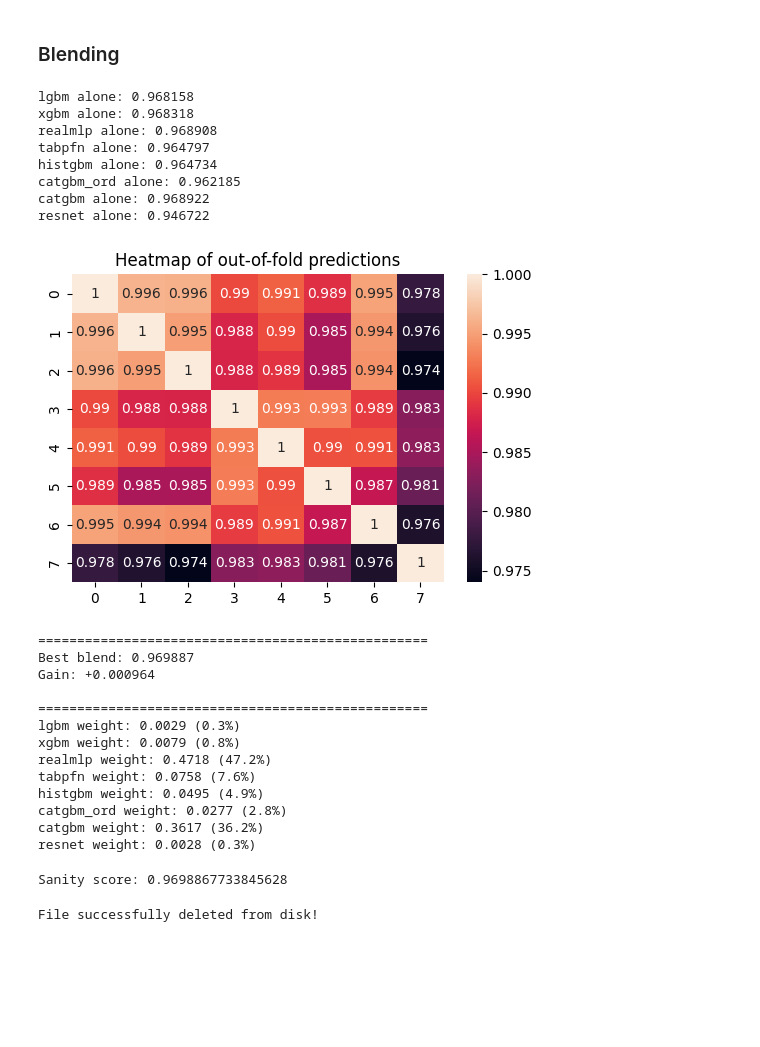
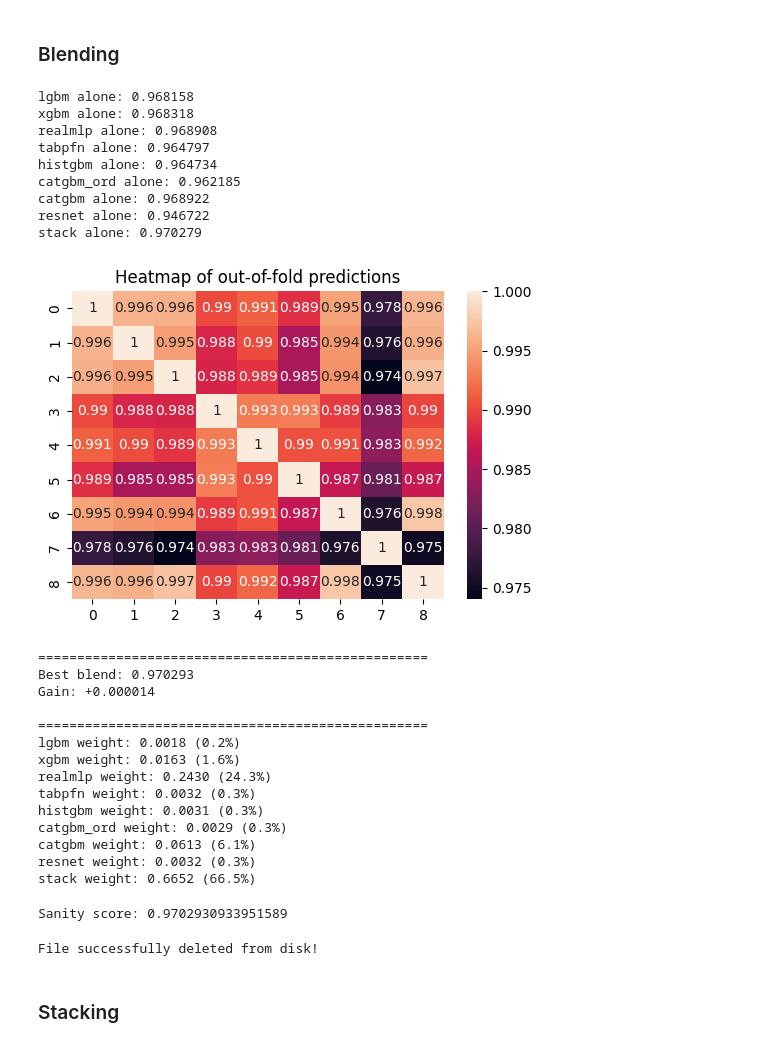
Before and after one commit to Aryan-Kaisth/Kaggle-Competitions, a Jupyter notebook: S6E6-Stellar-Class/notebooks/tuning.ipynb, the cells around one changed output. Saved outputs shown, nothing was run; the diff lists cells and outputs as text; code cells hidden in the pictures; blank space fills up the shorter version.

```diff
--- a/S6E6-Stellar-Class/notebooks/tuning.ipynb
+++ b/S6E6-Stellar-Class/notebooks/tuning.ipynb
@@ -54,7 +54,8 @@ MODELS = [
     ("histgbm", r'artifacts\oof_proba\histgbm_v2_seed42_oof_proba.csv', r'artifacts\test_proba\histgbm_v2_seed42_test_proba.csv'),
     ("catgbm_ord", r'artifacts\oof_proba\catgbm_ord_v1_seed42_oof_proba.csv', r'artifacts\test_proba\catgbm_ord_v1_seed42_test_proba.csv'),
     ("catgbm", r'artifacts\oof_proba\catgbm_v0_seed42_oof_proba.csv', r'artifacts\test_proba\catgbm_v0_seed42_test_proba.csv'),
-    ("resnet", r'artifacts\oof_proba\resnet_v3_seed42_oof_proba.csv', r'artifacts\test_proba\resnet_v3_seed42_test_proba.csv')
+    ("resnet", r'artifacts\oof_proba\resnet_v3_seed42_oof_proba.csv', r'artifacts\test_proba\resnet_v3_seed42_test_proba.csv'),
+    ("stack", r'artifacts\oof_proba\stack_v0_oof_proba.csv', r'artifacts\test_proba\stack_v0_test_proba.csv')
 ]
 
 def load_pred(path: str, prob_cols=enc.classes_) -> np.ndarray:
@@ -163,49 +164,51 @@ study.optimize(
 
 # Best weights
 best_raw = np.array(
     [study.best_params[f"w_{name}"] for name in names],
     dtype=np.float32
 )
 best_w = softmax(best_raw)
 
 # Final blend
 blend_oof = weighted_blend(best_w, oof_models)
 blend_test = weighted_blend(best_w, test_models)
 
 best_single = max(single_scores.values())
 
 print(f"\n{'=' * 50}")
 print(f"Best blend: {study.best_value:.6f}")
 print(f"Gain: +{study.best_value - best_single:.6f}")
 print(f"\n{'=' * 50}")
 
 for name, w in zip(names, best_w):
     print(f"{name} weight: {w:.4f} ({w:.1%})")
 # %% [output]
 lgbm alone: 0.968158
 xgbm alone: 0.968318
 realmlp alone: 0.968908
 tabpfn alone: 0.964797
 histgbm alone: 0.964734
 catgbm_ord alone: 0.962185
 catgbm alone: 0.968922
 resnet alone: 0.946722
+stack alone: 0.970279
-[figure, old version]
+[figure, new version]
 ==================================================
-Best blend: 0.969887
-Gain: +0.000964
+Best blend: 0.970293
+Gain: +0.000014
 
 ==================================================
-lgbm weight: 0.0029 (0.3%)
-xgbm weight: 0.0079 (0.8%)
-realmlp weight: 0.4718 (47.2%)
-tabpfn weight: 0.0758 (7.6%)
-histgbm weight: 0.0495 (4.9%)
-catgbm_ord weight: 0.0277 (2.8%)
-catgbm weight: 0.3617 (36.2%)
-resnet weight: 0.0028 (0.3%)
+lgbm weight: 0.0018 (0.2%)
+xgbm weight: 0.0163 (1.6%)
+realmlp weight: 0.2430 (24.3%)
+tabpfn weight: 0.0032 (0.3%)
+histgbm weight: 0.0031 (0.3%)
+catgbm_ord weight: 0.0029 (0.3%)
+catgbm weight: 0.0613 (6.1%)
+resnet weight: 0.0032 (0.3%)
+stack weight: 0.6652 (66.5%)
 # %%
-RUN_NAME = "myblend_v3"
+RUN_NAME = "myblend_v4"
 
 # Save OOF probabilities
 blend_oof_df = pd.DataFrame(
@@ -241,7 +244,7 @@ sanity_pred = (sanity_oof[enc.classes_].to_numpy().argmax(axis=1))
 sanity_score = balanced_accuracy_score(y,sanity_pred)
 print("Sanity score:", sanity_score)
 # %% [output]
-Sanity score: 0.9698867733845628
+Sanity score: 0.9702930933951589
 # %%
 # Saving submission file as class labels
 test_proba = pd.read_csv(test_proba_path)
@@ -264,6 +267,8 @@ oof_proba_path.unlink()
 print("File successfully deleted from disk!")
 # %% [output]
 File successfully deleted from disk!
+# %% [markdown]
+### Stacking
 # %%
 # Load multiclass OOF/test probabilities and create one meta-feature per model-class pair
 
```
Also changed, not shown: parts of 5 cells of this notebook.
